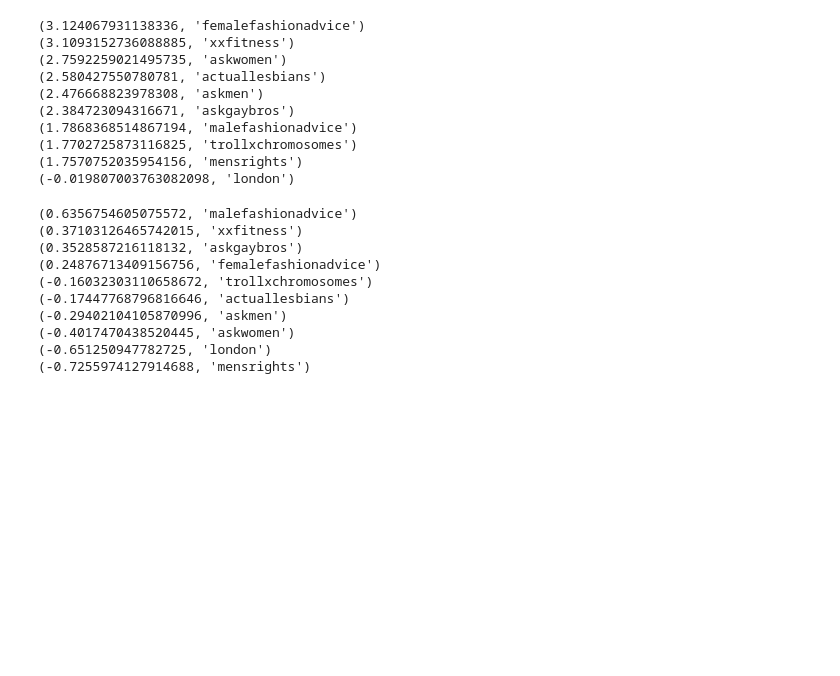
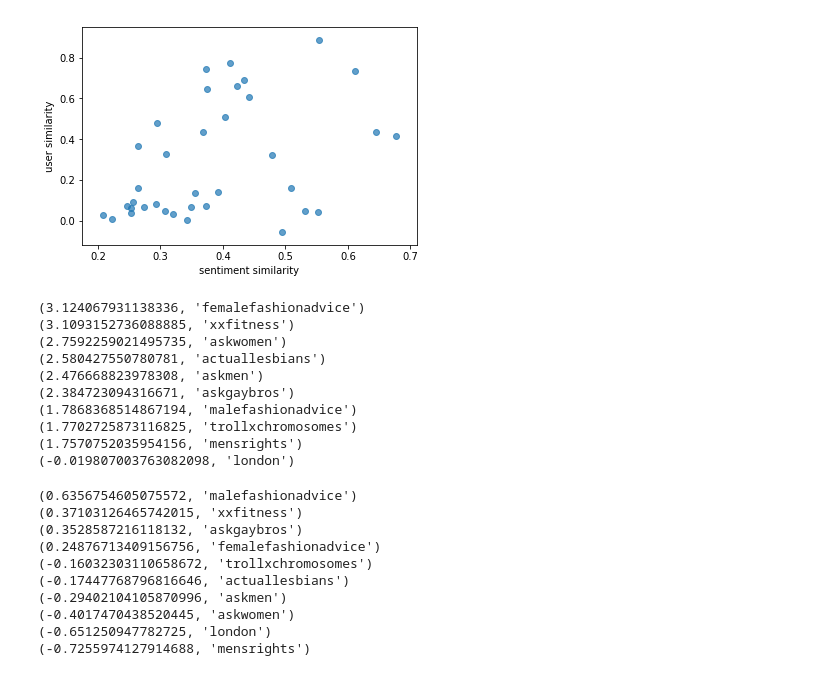
Before and after one commit to lucy3/reddit-sent, a Jupyter notebook: code/plot_sim_correlations.ipynb, the cells around one changed output. Drawn from its saved outputs; the diff is of its cells as text; code cells hidden in the pictures; blank space fills up the shorter version.

```diff
--- a/code/plot_sim_correlations.ipynb
+++ b/code/plot_sim_correlations.ipynb
@@ -30,3 +39,10 @@ print "Spearman:", spearmanr(X_vals, Y_vals)
+# %%
+plt.scatter(df['SENT'], df['USER'],alpha=0.7)
+plt.xlabel('sentiment similarity')
+plt.ylabel('user similarity')
+plt.show()
+# %% [output]
+[figure, added]
 # %%
 import glob
 import os
```
Also changed, not shown: parts of 4 cells of this notebook, 1 other file.
